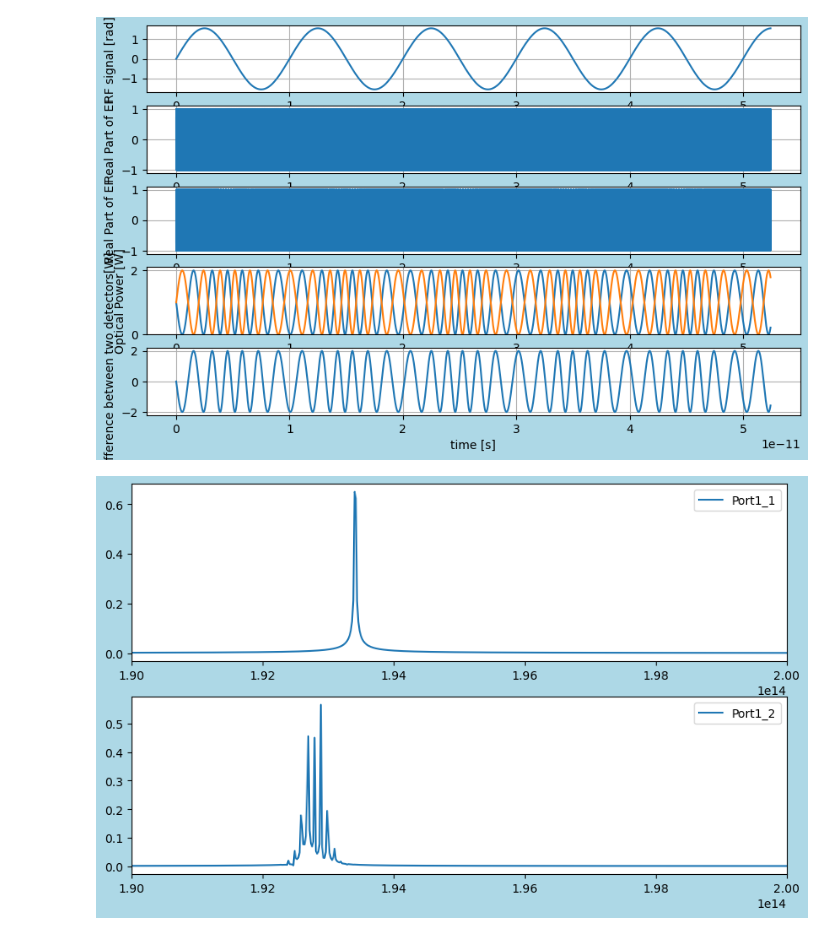
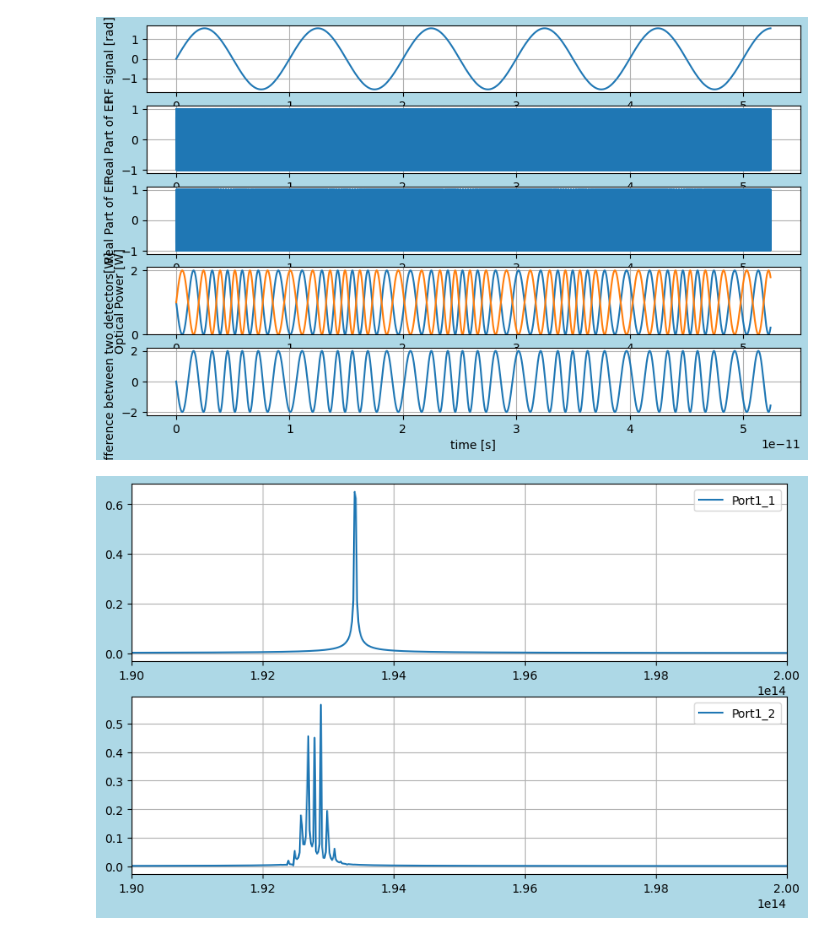
Before and after one commit to tacticstactics/optical-heterodyne-detection, a Jupyter notebook: optical_heterodyne_detection.ipynb, the cells around one changed output. Cells and saved outputs as stored; diff of their text form; code cells hidden in the pictures.

```diff
--- a/optical_heterodyne_detection.ipynb
+++ b/optical_heterodyne_detection.ipynb
@@ -160,7 +160,7 @@ ax3.grid()
 ax4.plot(tcol,Port3_1_powercol,tcol,Port3_2_powercol)
 ax4.set_ylabel("Optical Power [W]")
 ax4.set_ylim(0,2.1)
-ax4.grid()
+ax4.grid(True)
 
 ax5.plot(tcol,Power_diffcol)
 ax5.set_xlabel("time [s]")
@@ -183,10 +183,12 @@ Port1_2_EFcol_f = fft(Port1_2_EFcol)
 ax2_1.plot(xf, 2.0/samplerate * np.abs(Port1_1_EFcol_f[0:samplerate//2]),label="Port1_1")
 ax2_1.set_xlim(190e12,200e12)
 ax2_1.legend()
+ax2_1.grid(True)
 
 ax2_2.plot(xf, 2.0/samplerate * np.abs(Port1_2_EFcol_f[0:samplerate//2]),label="Port1_2")
 ax2_2.set_xlim(190e12,200e12)
 ax2_2.legend()
+ax2_2.grid(True)
 
 fig3 = plt.figure(figsize = (10,6), facecolor='lightblue')
 ax3_1 = fig3.add_subplot(3, 1, 1)
@@ -200,39 +202,42 @@ ax3_1.plot(xf, 2.0/samplerate * np.abs(Port1_powercol_f[0:samplerate//2]),label=
 ax3_1.set_ylabel("Power Spectrum")
 ax3_1.set_xlim(-1e12,10e12)
 ax3_1.legend()
+ax3_1.grid(True)
 
 ax3_2.plot(xf, 2.0/samplerate * np.abs(Port2_powercol_f[0:samplerate//2]), label="Port2 Power")
 ax3_2.set_ylabel("Power Spectrum")
 ax3_2.set_xlim(-1e12,10e12)
 ax3_2.legend()
+ax3_2.grid(True)
 
 Power_diffcol_f = fft(Power_diffcol)
 ax3_3.plot(xf, 2.0/samplerate * np.abs(Power_diffcol_f[0:samplerate//2]), label="Power Difference")
 ax3_3.set_ylabel("Power Difference Spectrum")
 ax3_3.set_xlim(-1e12,10e12)
 ax3_3.legend()
+ax3_3.grid(True)
 
 plt.show()
 # %% [output]
 optical hetero/homo - dyne detection
 Modulated Optical signal is mixed with local oscillator.
 
 c [m/s]
 299792458.0
 
 t_step [s]
 4.00000E-16
 
 freq_rf [Hz]
 1.00000E+11
 
 Light Frequency1: lightfreq1 [Hz]
 1.93414E+14
 
 Light Frequency2: lightfreq2 [Hz]
 1.92793E+14
 
 Difference Frequency: freq_diff [Hz]
 6.21912E+11
 [figure]
-[figure, old version]
+[figure, new version]
```
Also changed, not shown: parts of 1 cell of this notebook.
